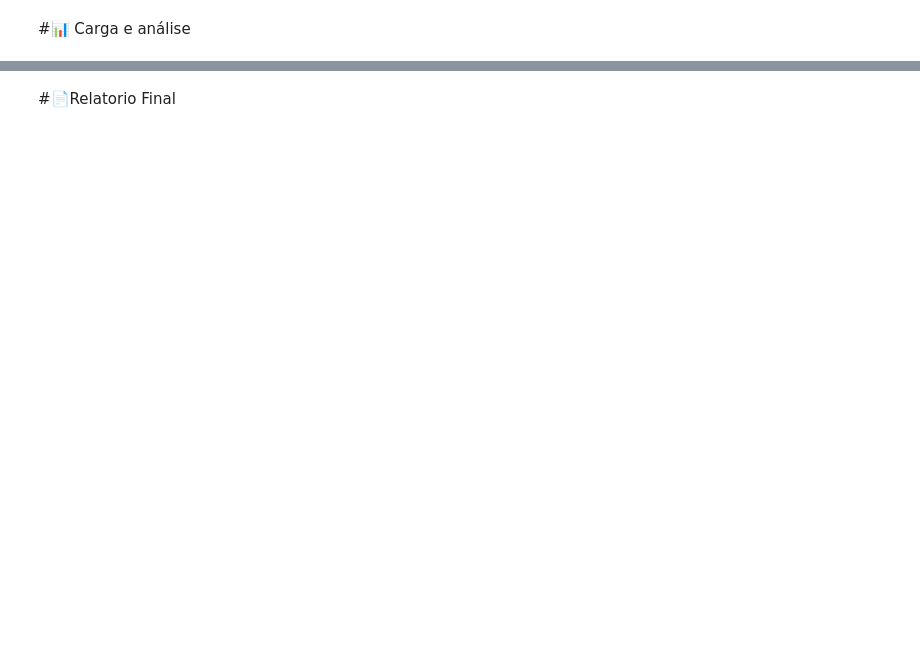
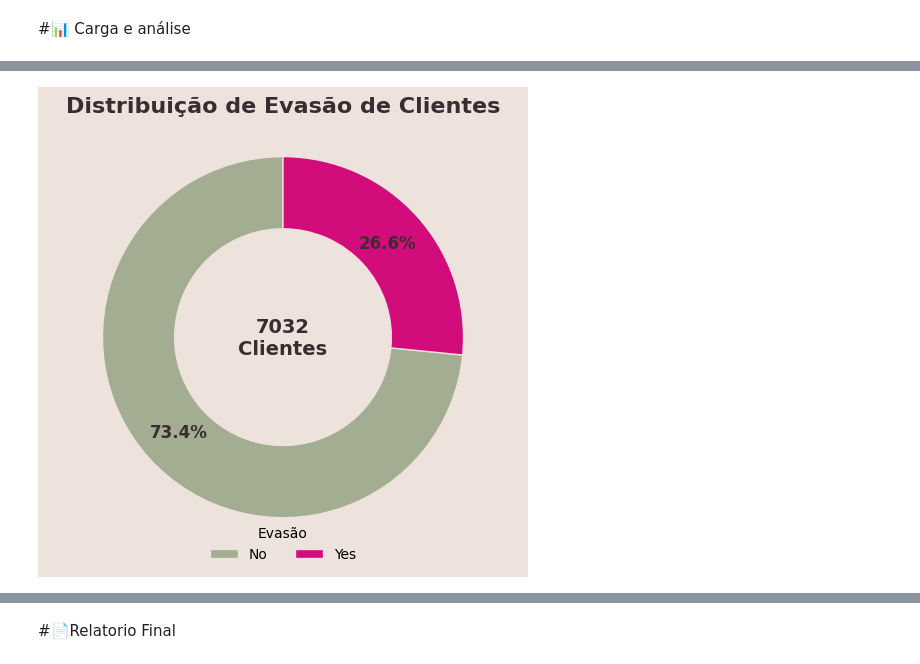
Before and after one commit to beatricemarx/G9ONE_Chalenge_TelecomX, a Jupyter notebook: TelecomX_BR.ipynb, the cells around one changed output, grey strips where cells are left out. Saved outputs shown, nothing was run; the diff lists cells and outputs as text; code cells hidden in the pictures; blank space fills up the shorter version.

Commit message:
perfil dos clientes

```diff
--- a/TelecomX_BR.ipynb
+++ b/TelecomX_BR.ipynb
@@ -345,0 +392,5 @@ np.int64(0)
+# %%
+#remover valores nulos da coluna Charges.Total
+
+dados = dados.dropna(subset=["Charges.Total"])
+dados
@@ -347,0 +472,6 @@ np.int64(0)
+# %%
+#calcular a % de Churn
+
+evasao_percentual = dados["Churn"].value_counts(normalize=True)*100
+
+evasao_percentual
@@ -347,0 +484,66 @@ np.int64(0)
+# %%
+import matplotlib.pyplot as plt
+
+# Cores da paleta
+cor_fundo = "#EEE3DC"
+cor_texto = "#3A2D32"
+cores = ["#A2AD91", "#D30C7B"]  # No | Yes
+
+fig, ax = plt.subplots(figsize=(5,5))
+
+# Fundo da figura
+fig.patch.set_facecolor(cor_fundo)
+ax.set_facecolor(cor_fundo)
+
+wedges, texts, autotexts = ax.pie(
+    evasao_percentual.values,
+    autopct="%1.1f%%",
+    startangle=90,
+    pctdistance=0.78,
+    colors=cores,
+    wedgeprops={"width": 0.40, "edgecolor": cor_fundo},
+    textprops={"fontsize": 12, "weight": "bold", "color": cor_texto}
+)
+
+# Ajustar tamanho dos percentuais
+for autotext in autotexts:
+    autotext.set_fontsize(12)
+    autotext.set_weight("bold")
+    autotext.set_color(cor_texto)
+
+ax.set_title(
+    "Distribuição de Evasão de Clientes",
+    fontsize=16,
+    weight="bold",
+    color=cor_texto,
+    pad=20
+)
+
+ax.axis("equal")
+
+# Texto central
+ax.text(
+    0, 0,
+    f"{len(dados)}\nClientes",
+    ha="center",
+    va="center",
+    fontsize=14,
+    weight="bold",
+    color=cor_texto
+)
+
+# Legenda minimalista
+ax.legend(
+    wedges,
+    evasao_percentual.index,
+    title="Evasão",
+    loc="lower center",
+    bbox_to_anchor=(0.5, -0.1),
+    ncol=2,
+    frameon=False
+)
+
+plt.tight_layout()
+plt.show()
+# %% [output]
+[figure, added]
```
Also changed, not shown: parts of 17 cells of this notebook.
